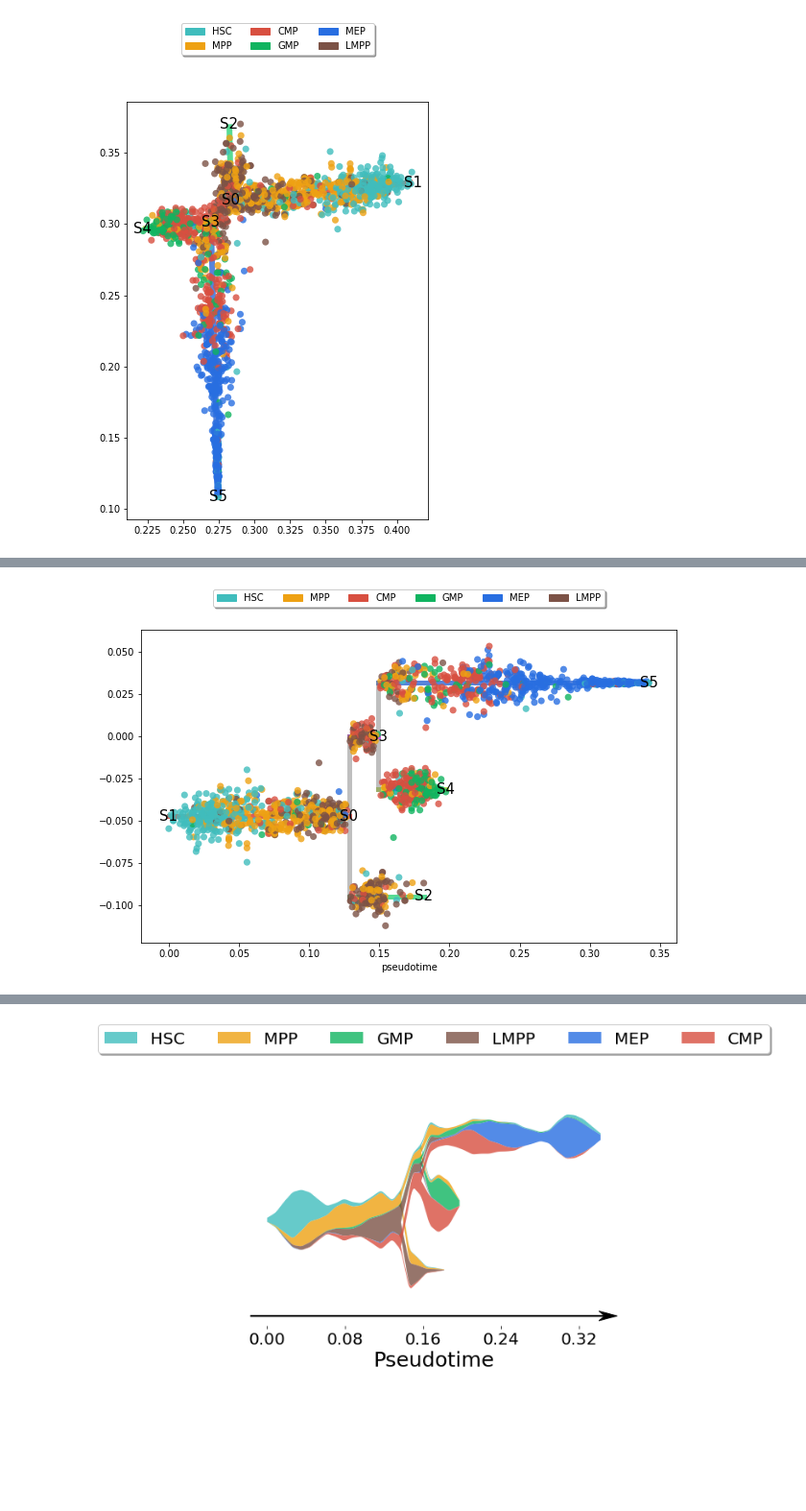
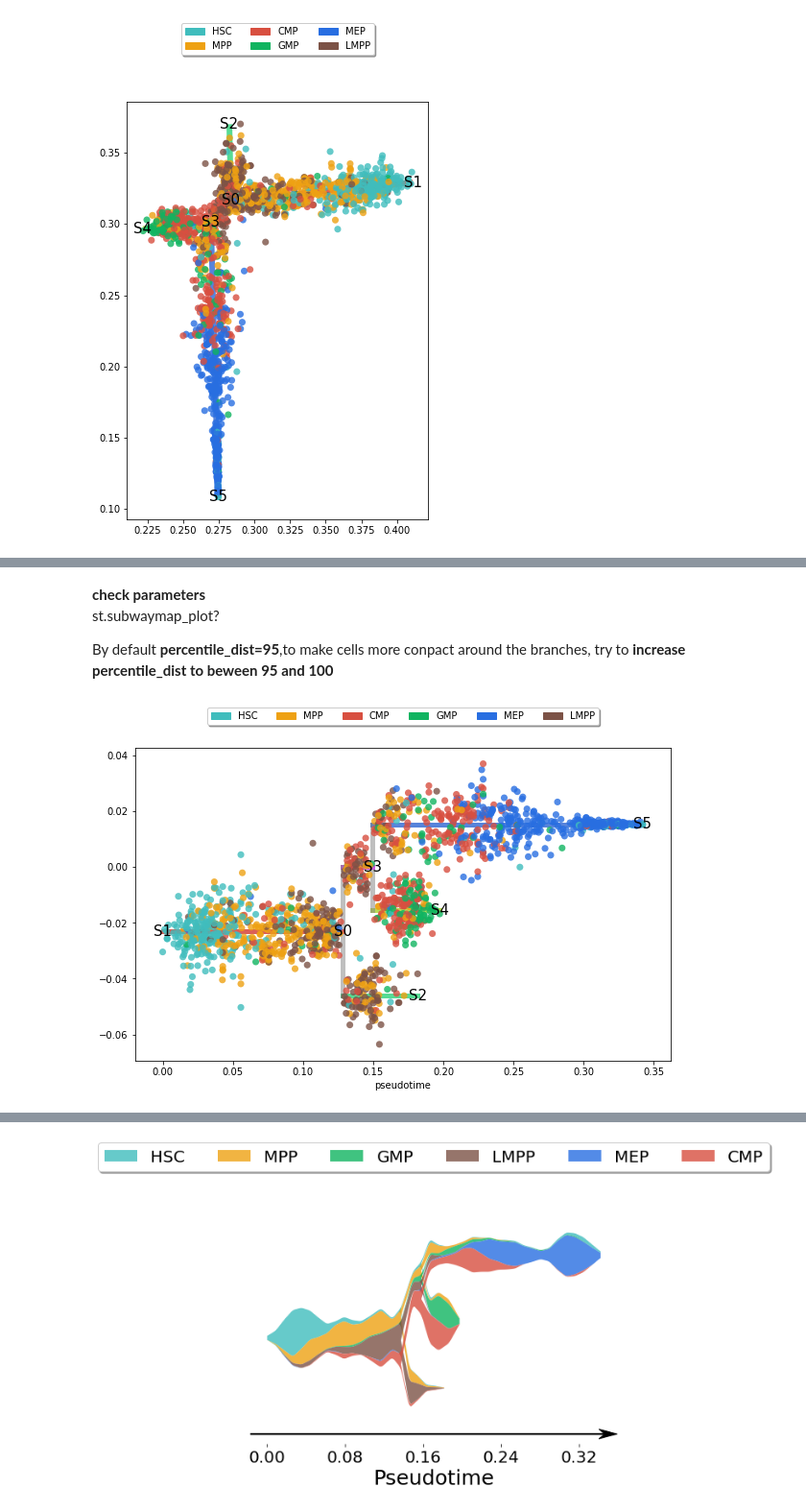
Before and after one commit to pinellolab/STREAM, a Jupyter notebook: tutorial/1.STREAM_scRNA-seq.ipynb, the cells around one changed output, grey strips where cells are left out. Shown at 96% size. Drawn from its saved outputs; the diff is of its cells as text; code cells hidden in the pictures; blank space fills up the shorter version.

```diff
--- a/tutorial/1.STREAM_scRNA-seq.ipynb
+++ b/tutorial/1.STREAM_scRNA-seq.ipynb
@@ -109,5 +146,6 @@ st.plot_branches_with_cells(adata)
 # %%
-st.optimize_branching(adata,reset=True)
+### optional step
+st.optimize_branching(adata)
 st.plot_branches(adata)
 st.plot_branches_with_cells(adata)
 # %% [output]
@@ -155,4 +199,9 @@ Importing precomputed umap visualization ...
+# %% [markdown]
+**check parameters**
+st.subwaymap_plot?
+
+By default **percentile_dist=95**,to make cells more conpact around the branches, try to **increase percentile_dist to beween 95 and 100**
 # %%
-st.subwaymap_plot(adata,percentile_dist=100,root='S1',fig_legend_ncol=6)
+st.subwaymap_plot(adata,root='S1',fig_legend_ncol=6)
 # %% [output]
-[figure, old version]
+[figure, new version]
```
Also changed, not shown: parts of 44 cells of this notebook, 1 other file.
